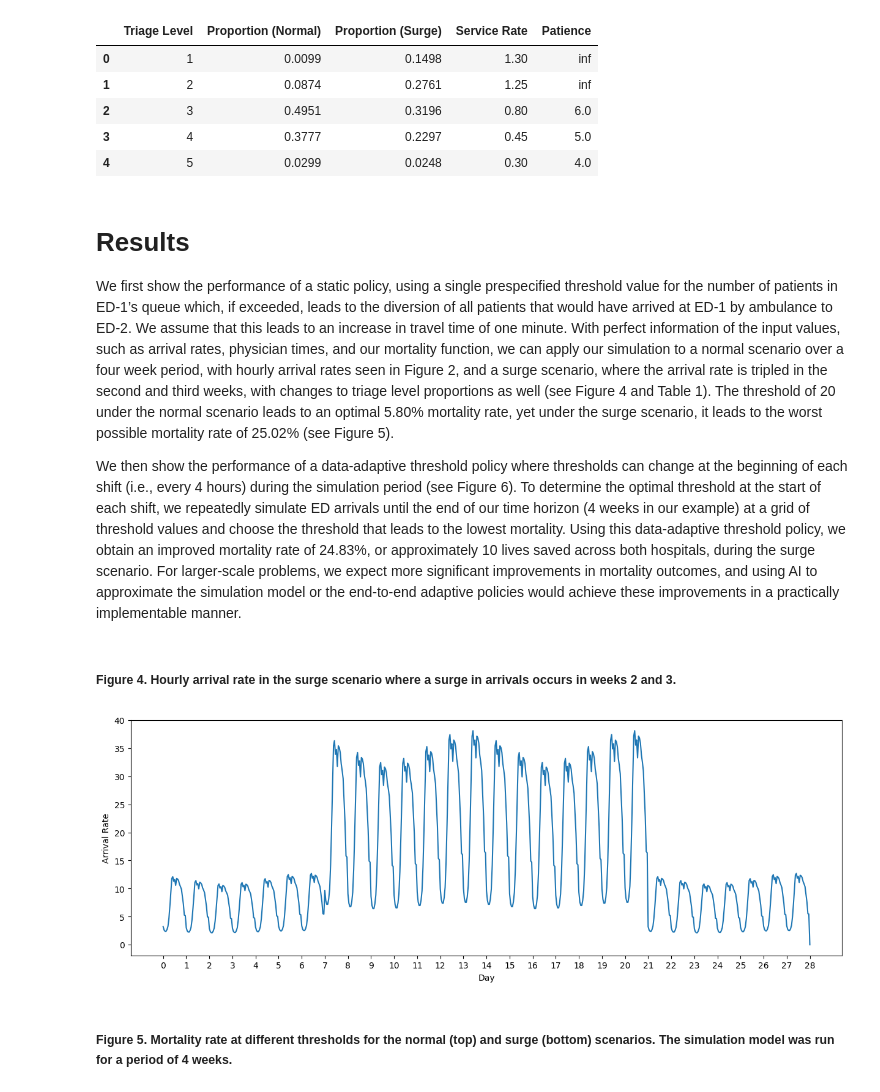
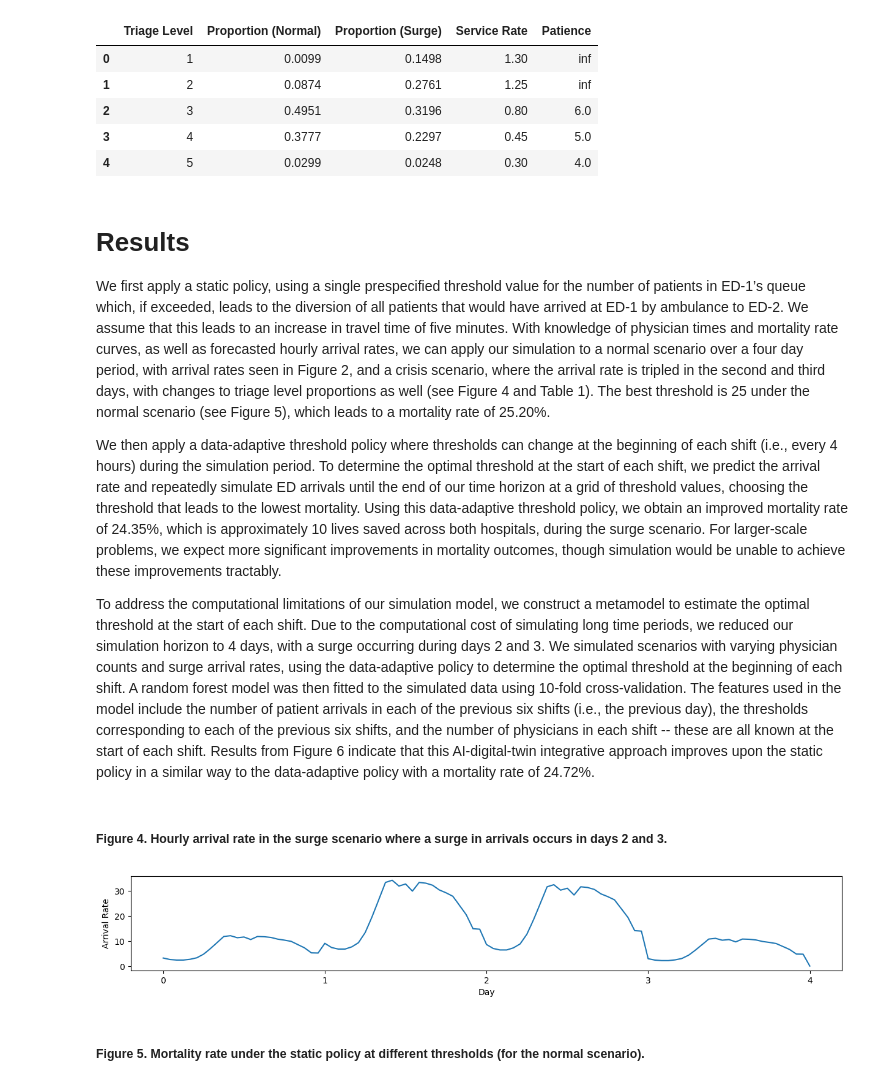
Before and after one commit to dlon450/ambulance-diversion-sim, a Jupyter notebook: simulation.ipynb, the cells around one changed output. Cells and saved outputs as stored; diff of their text form; code cells hidden in the pictures.

Commit message:
updated models and results

```diff
--- a/simulation.ipynb
+++ b/simulation.ipynb
@@ -64,14 +82,25 @@ pd.DataFrame({
 # %% [markdown]
 # Results
 
-We first show the performance of a static policy, using a single prespecified threshold value for the number of patients in ED-1’s queue which, if exceeded, leads to the diversion of all patients that would have arrived at ED-1 by ambulance to ED-2. We assume that this leads to an increase in travel time of one minute. With perfect information of the input values, such as arrival rates, physician times, and our mortality function, we can apply our simulation to a normal scenario over a four week period, with hourly arrival rates seen in Figure 2, and a surge scenario, where the arrival rate is tripled in the second and third weeks, with changes to triage level proportions as well (see Figure 4 and Table 1). The threshold of 20 under the normal scenario leads to an optimal 5.80% mortality rate, yet under the surge scenario, it leads to the worst possible mortality rate of 25.02% (see Figure 5).
+We first apply a static policy, using a single prespecified threshold value for the number of patients in ED-1’s queue which, if exceeded, leads to the diversion of all patients that would have arrived at ED-1 by ambulance to ED-2. We assume that this leads to an increase in travel time of five minutes. With knowledge of physician times and mortality rate curves, as well as forecasted hourly arrival rates, we can apply our simulation to a normal scenario over a four day period, with arrival rates seen in Figure 2, and a crisis scenario, where the arrival rate is tripled in the second and third days, with changes to triage level proportions as well (see Figure 4 and Table 1). The best threshold is 25 under the normal scenario (see Figure 5), which leads to a mortality rate of 25.20\%.
 
-We then show the performance of a data-adaptive threshold policy where thresholds can change at the beginning of each shift (i.e., every 4 hours) during the simulation period (see Figure 6). To determine the optimal threshold at the start of each shift, we repeatedly simulate ED arrivals until the end of our time horizon (4 weeks in our example) at a grid of threshold values and choose the threshold that leads to the lowest mortality. Using this data-adaptive threshold policy, we obtain an improved mortality rate of 24.83%, or approximately 10 lives saved across both hospitals, during the surge scenario. For larger-scale problems, we expect more significant improvements in mortality outcomes, and using AI to approximate the simulation model or the end-to-end adaptive policies would achieve these improvements in a practically implementable manner.
+We then apply a data-adaptive threshold policy where thresholds can change at the beginning of each shift (i.e., every 4 hours) during the simulation period. To determine the optimal threshold at the start of each shift, we predict the arrival rate and repeatedly simulate ED arrivals until the end of our time horizon at a grid of threshold values, choosing the threshold that leads to the lowest mortality. Using this data-adaptive threshold policy, we obtain an improved mortality rate of 24.35\%, which is approximately 10 lives saved across both hospitals, during the surge scenario. For larger-scale problems, we expect more significant improvements in mortality outcomes, though simulation would be unable to achieve these improvements tractably.
+
+To address the computational limitations of our simulation model, we construct a metamodel to estimate the optimal threshold at the start of each shift. Due to the computational cost of simulating long time periods, we reduced our simulation horizon to 4 days, with a surge occurring during days 2 and 3. We simulated scenarios with varying physician counts and surge arrival rates, using the data-adaptive policy to determine the optimal threshold at the beginning of each shift. A random forest model was then fitted to the simulated data using 10-fold cross-validation. The features used in the model include the number of patient arrivals in each of the previous six shifts (i.e., the previous day), the thresholds corresponding to each of the previous six shifts, and the number of physicians in each shift -- these are all known at the start of each shift. Results from Figure 6 indicate that this AI-digital-twin integrative approach improves upon the static policy in a similar way to the data-adaptive policy with a mortality rate of 24.72\%.
+# %%
+# setting parameters for crisis scenario
+hosp2_doctor_shift_counts = [[2, 2, 4, 2, 4, 1]]
+crisis_f = [3]
+daily_crisis_factor = [[1, c, c, 1] for c in crisis_f]
+hourly_arrival_rates = [3.12,2.54,2.33,2.33,2.63,3.21,4.61,6.73,9.08,11.46,11.76,10.97,11.25,10.27,11.46,11.36,11.08,10.43,10.04,9.57,8.31,7.03,5.12,5.05]
+hourly_arrival_rates = [[h * weekday_multiplier[d % 7] * dcf[d] for d in range(days) for h in hourly_arrival_rates] + [0] for dcf in daily_crisis_factor]
+patients_hosp1 = [generate_patients(har, service_rate, patience, triage_probabilities, triage_probabilities_crisis, dcf, hosp_number=1) for dcf, har in zip(daily_crisis_factor, hourly_arrival_rates)]
+patients_hosp2 = [generate_patients(har, service_rate, patience, triage_probabilities, triage_probabilities_crisis, dcf, hosp_number=2) for dcf, har in zip(daily_crisis_factor, hourly_arrival_rates)]
 # %% [markdown]
-##### Figure 4. Hourly arrival rate in the surge scenario where a surge in arrivals occurs in weeks 2 and 3.
+##### Figure 4. Hourly arrival rate in the surge scenario where a surge in arrivals occurs in days 2 and 3.
 # %%
-plot_arrival_rate(hourly_arrival_rates)
+plot_arrival_rate(hourly_arrival_rates[0])
 # %% [output]
-[figure, old version]
+[figure, new version]
 # %% [markdown]
-##### Figure 5. Mortality rate at different thresholds for the normal (top) and surge (bottom) scenarios. The simulation model was run for a period of 4 weeks.
+##### Figure 5. Mortality rate under the static policy at different thresholds (for the normal scenario).
```
Also changed, not shown: parts of 16 cells of this notebook, 2 other files.
